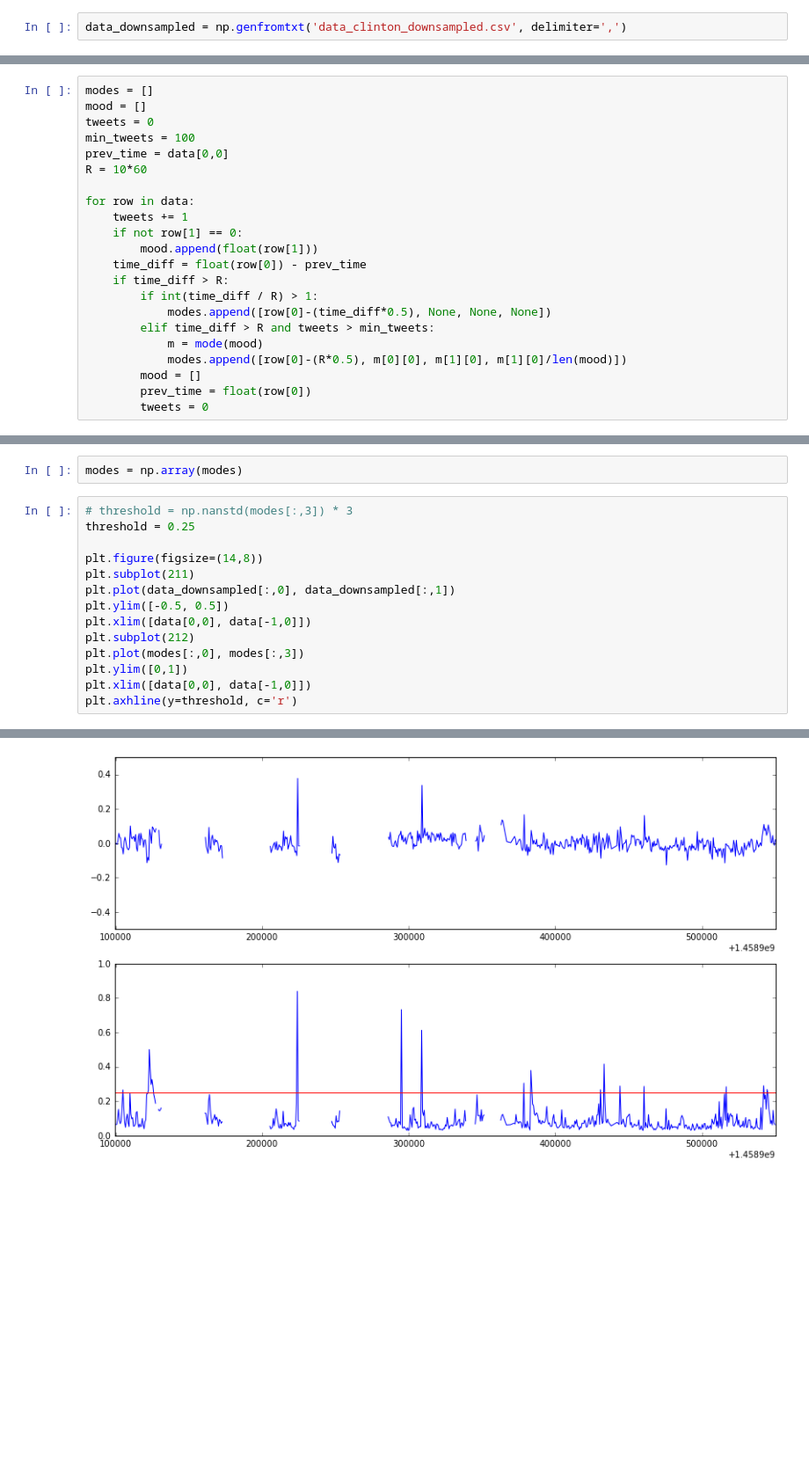
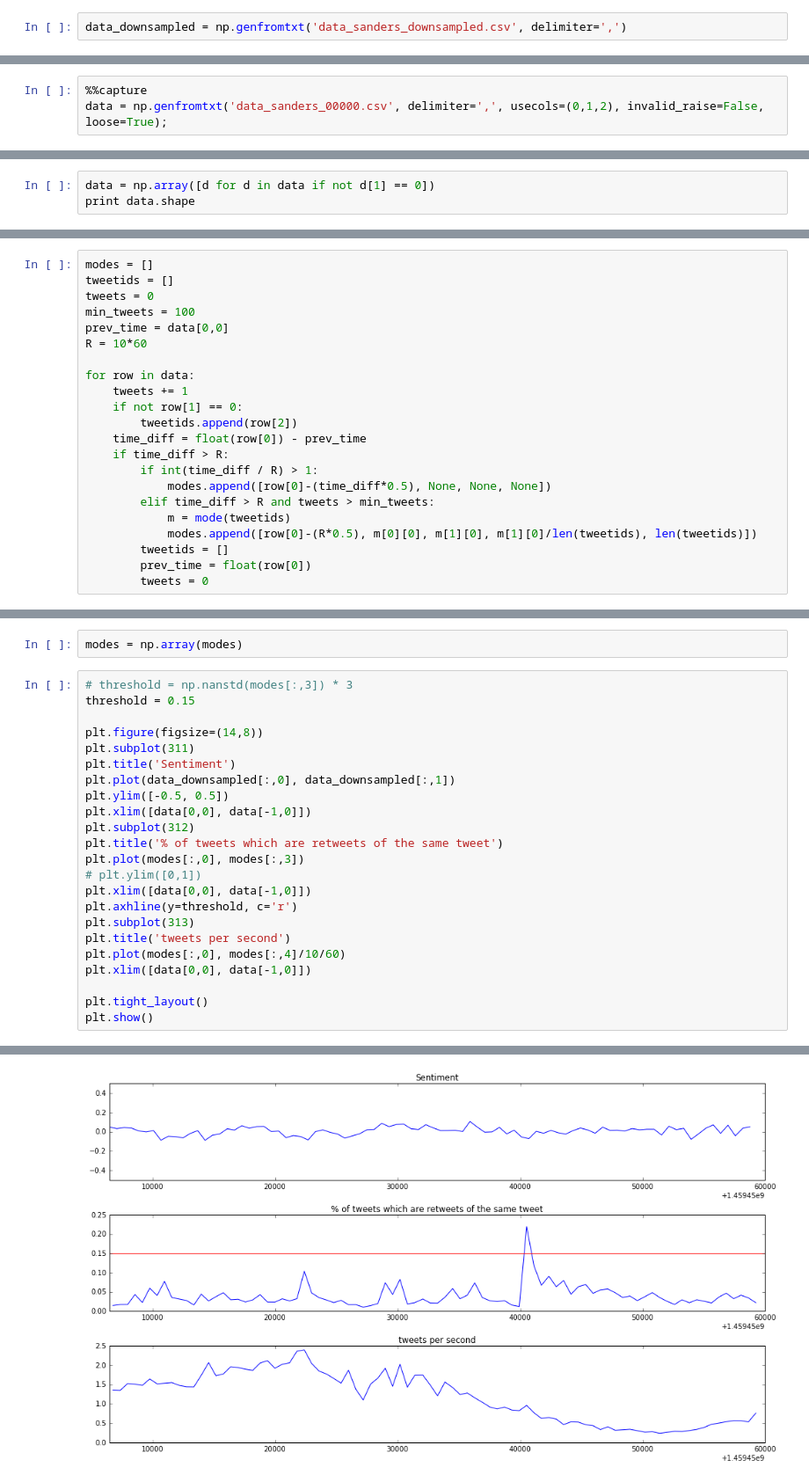
Before and after one commit to HoodPanther/SentimentalWorld, a Jupyter notebook: viral tweet detection.ipynb, the cells around one changed output, grey strips where cells are left out. Shown: that part at 88% size. Saved outputs shown, nothing was run; the diff lists cells and outputs as text; blank space fills up the shorter version.

Commit message:
testing on first real data

```diff
--- a/viral tweet detection.ipynb
+++ b/viral tweet detection.ipynb
@@ -4,7 +4,7 @@ import matplotlib.pyplot as plt
 %matplotlib inline
 from __future__ import division
 # %%
-data_downsampled = np.genfromtxt('data_clinton_downsampled.csv', delimiter=',')
+data_downsampled = np.genfromtxt('data_sanders_downsampled.csv', delimiter=',')
 # %%
 data_downsampled.shape
 # %% [output]
@@ -18,0 +17,3 @@ data = np.genfromtxt('data_clinton_00000.csv', delimiter=',')
+# %%
+%%capture
+data = np.genfromtxt('data_sanders_00000.csv', delimiter=',', usecols=(0,1,2), invalid_raise=False, loose=True);
@@ -18,0 +28,3 @@ data = np.genfromtxt('data_clinton_00000.csv', delimiter=',')
+# %%
+data = np.array([d for d in data if not d[1] == 0])
+print data.shape
@@ -22,7 +36,7 @@ data = np.genfromtxt('data_clinton_00000.csv', delimiter=',')
 from scipy.stats import mode
 # %%
 modes = []
-mood = []
+tweetids = []
 tweets = 0
 min_tweets = 100
 prev_time = data[0,0]
@@ -31,15 +45,15 @@ R = 10*60
 for row in data:
     tweets += 1
     if not row[1] == 0:
-        mood.append(float(row[1]))
+        tweetids.append(row[2])
     time_diff = float(row[0]) - prev_time
     if time_diff > R:
         if int(time_diff / R) > 1:
             modes.append([row[0]-(time_diff*0.5), None, None, None])
         elif time_diff > R and tweets > min_tweets:
-            m = mode(mood)
-            modes.append([row[0]-(R*0.5), m[0][0], m[1][0], m[1][0]/len(mood)])
-        mood = []
+            m = mode(tweetids)
+            modes.append([row[0]-(R*0.5), m[0][0], m[1][0], m[1][0]/len(tweetids), len(tweetids)])
+        tweetids = []
         prev_time = float(row[0])
         tweets = 0
 # %%
@@ -50,16 +64,25 @@ np.array(modes).shape
 modes = np.array(modes)
 # %%
 # threshold = np.nanstd(modes[:,3]) * 3
-threshold = 0.25
+threshold = 0.15
 
 plt.figure(figsize=(14,8))
-plt.subplot(211)
+plt.subplot(311)
+plt.title('Sentiment')
 plt.plot(data_downsampled[:,0], data_downsampled[:,1])
 plt.ylim([-0.5, 0.5])
 plt.xlim([data[0,0], data[-1,0]])
-plt.subplot(212)
+plt.subplot(312)
+plt.title('% of tweets which are retweets of the same tweet')
 plt.plot(modes[:,0], modes[:,3])
-plt.ylim([0,1])
+# plt.ylim([0,1])
 plt.xlim([data[0,0], data[-1,0]])
 plt.axhline(y=threshold, c='r')
+plt.subplot(313)
+plt.title('tweets per second')
+plt.plot(modes[:,0], modes[:,4]/10/60)
+plt.xlim([data[0,0], data[-1,0]])
+
+plt.tight_layout()
+plt.show()
 # %% [output]
@@ -67 +89 @@ plt.axhline(y=threshold, c='r')
-[figure, old version]
+[figure, new version]
```
Also changed, not shown: parts of 15 cells of this notebook.
